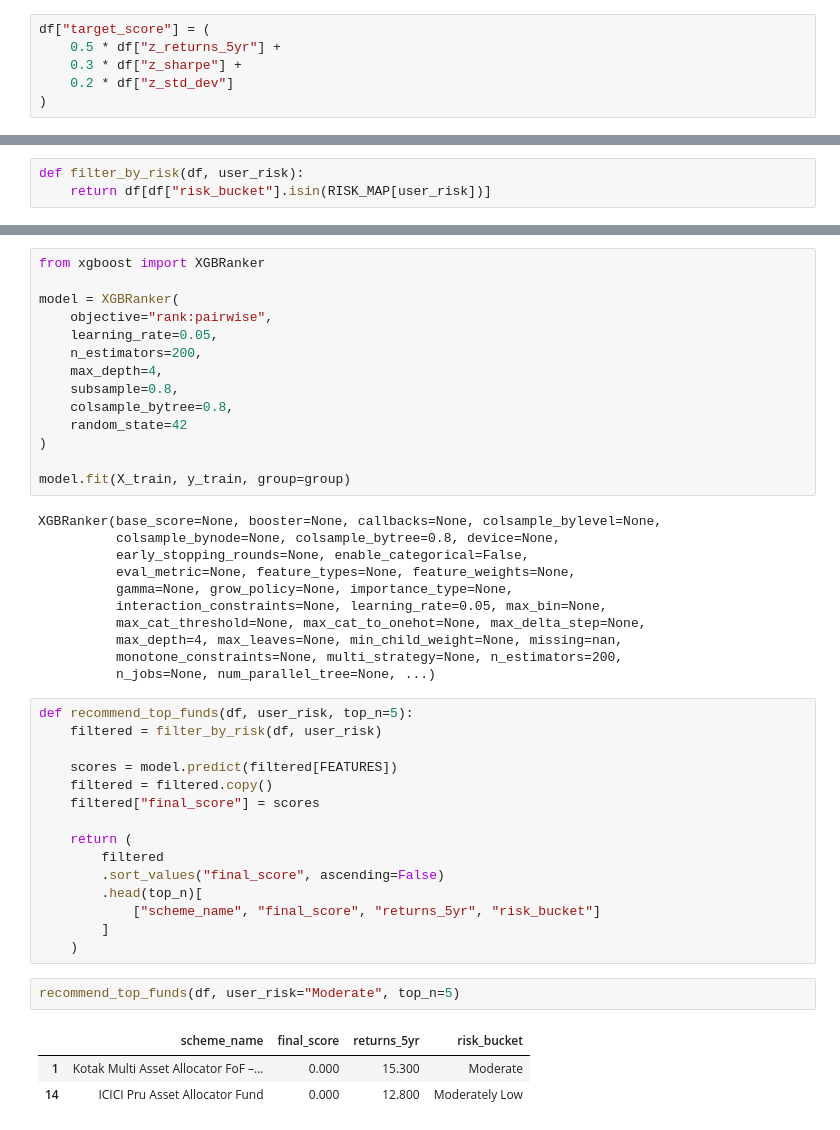
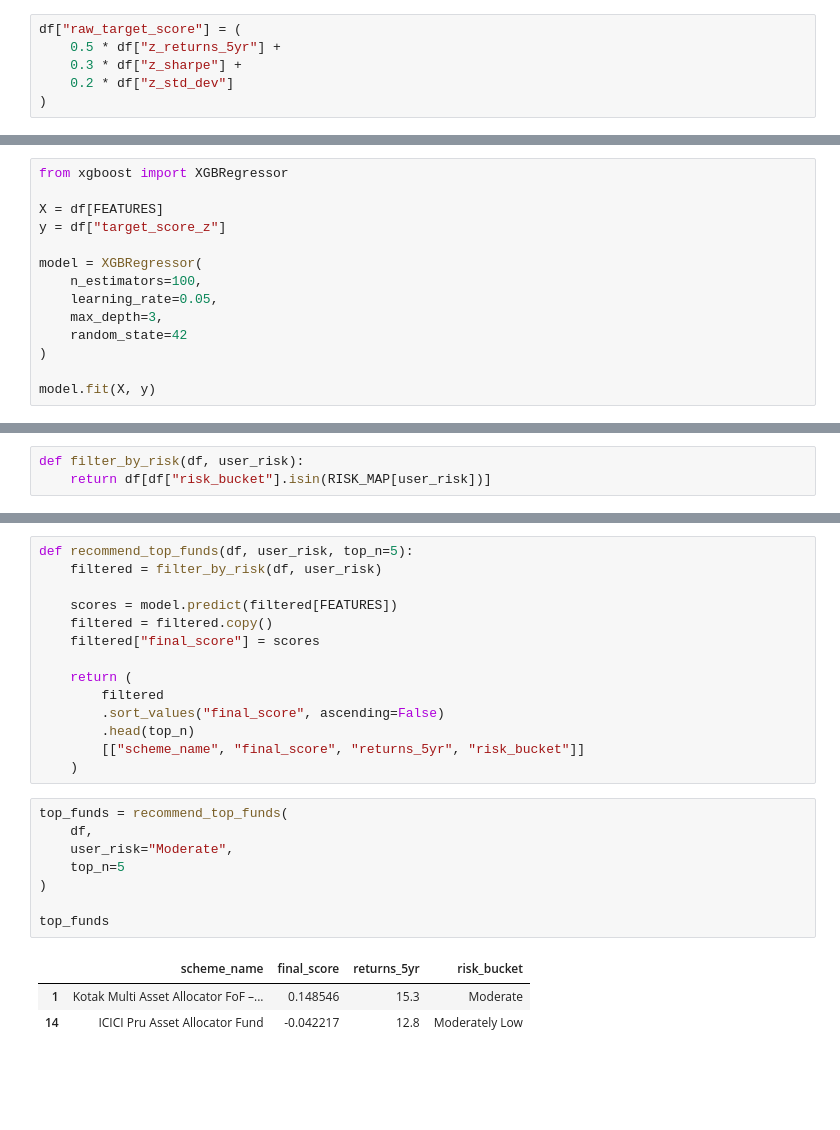
Before and after one commit to ommishra03/Mutual-Fund-Analysis, a Jupyter notebook: Python/mutual_fund-XGboost.ipynb, the cells around one changed output, grey strips where cells are left out. Cells and saved outputs as stored; diff of their text form; blank space fills up the shorter version.

```diff
--- a/Python/mutual_fund-XGboost.ipynb
+++ b/Python/mutual_fund-XGboost.ipynb
@@ -105,5 +34,5 @@ df["z_std_dev"] = -zscore(df["standard_deviation"])  # negative: lower risk is b
 # %%
-df["target_score"] = (
+df["raw_target_score"] = (
     0.5 * df["z_returns_5yr"] +
     0.3 * df["z_sharpe"] +
     0.2 * df["z_std_dev"]
@@ -118,0 +61,14 @@ df[["returns_5yr", "sharpe", "standard_deviation", "target_score"]].corr()
+# %%
+from xgboost import XGBRegressor
+
+X = df[FEATURES]
+y = df["target_score_z"]
+
+model = XGBRegressor(
+    n_estimators=100,
+    learning_rate=0.05,
+    max_depth=3,
+    random_state=42
+)
+
+model.fit(X, y)
@@ -154,28 +96,3 @@ Note: you may need to restart the kernel to use updated packages.
-# %%
-from xgboost import XGBRanker
-
-model = XGBRanker(
-    objective="rank:pairwise",
-    learning_rate=0.05,
-    n_estimators=200,
-    max_depth=4,
-    subsample=0.8,
-    colsample_bytree=0.8,
-    random_state=42
-)
-
-model.fit(X_train, y_train, group=group)
-# %% [output]
-XGBRanker(base_score=None, booster=None, callbacks=None, colsample_bylevel=None,
-          colsample_bynode=None, colsample_bytree=0.8, device=None,
-          early_stopping_rounds=None, enable_categorical=False,
-          eval_metric=None, feature_types=None, feature_weights=None,
-          gamma=None, grow_policy=None, importance_type=None,
-          interaction_constraints=None, learning_rate=0.05, max_bin=None,
-          max_cat_threshold=None, max_cat_to_onehot=None, max_delta_step=None,
-          max_depth=4, max_leaves=None, min_child_weight=None, missing=nan,
-          monotone_constraints=None, multi_strategy=None, n_estimators=200,
-          n_jobs=None, num_parallel_tree=None, ...)
 # %%
 def recommend_top_funds(df, user_risk, top_n=5):
     filtered = filter_by_risk(df, user_risk)
@@ -187,14 +104,19 @@ def recommend_top_funds(df, user_risk, top_n=5):
     return (
         filtered
         .sort_values("final_score", ascending=False)
-        .head(top_n)[
-            ["scheme_name", "final_score", "returns_5yr", "risk_bucket"]
-        ]
+        .head(top_n)
+        [["scheme_name", "final_score", "returns_5yr", "risk_bucket"]]
     )
 # %%
-recommend_top_funds(df, user_risk="Moderate", top_n=5)
+top_funds = recommend_top_funds(
+    df,
+    user_risk="Moderate",
+    top_n=5
+)
+
+top_funds
 # %% [output]
 |  | scheme_name | final_score | returns_5yr | risk_bucket |
-| 1 | Kotak Multi Asset Allocator FoF –... | 0.000 | 15.300 | Moderate |
-| 14 | ICICI Pru Asset Allocator Fund | 0.000 | 12.800 | Moderately Low |
+| 1 | Kotak Multi Asset Allocator FoF –... | 0.148546 | 15.3 | Moderate |
+| 14 | ICICI Pru Asset Allocator Fund | -0.042217 | 12.8 | Moderately Low |
 # %%
```
Also changed, not shown: parts of 28 cells of this notebook, 4 other files.
